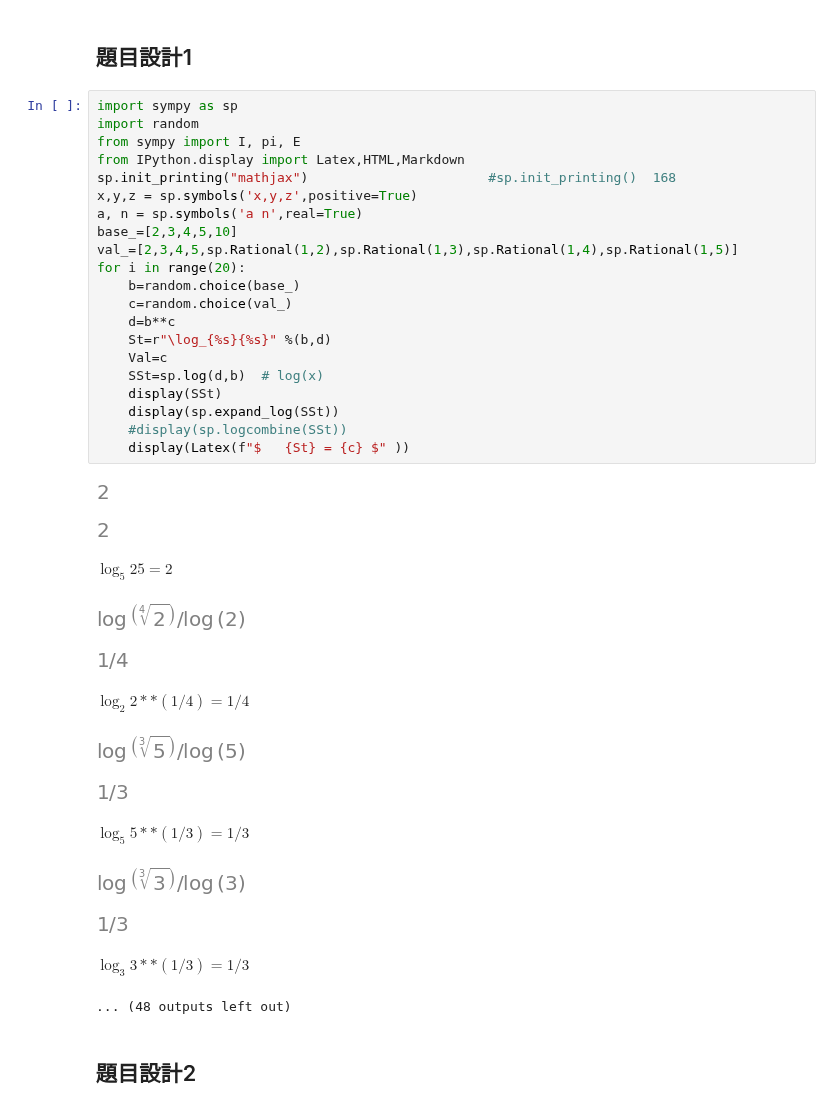
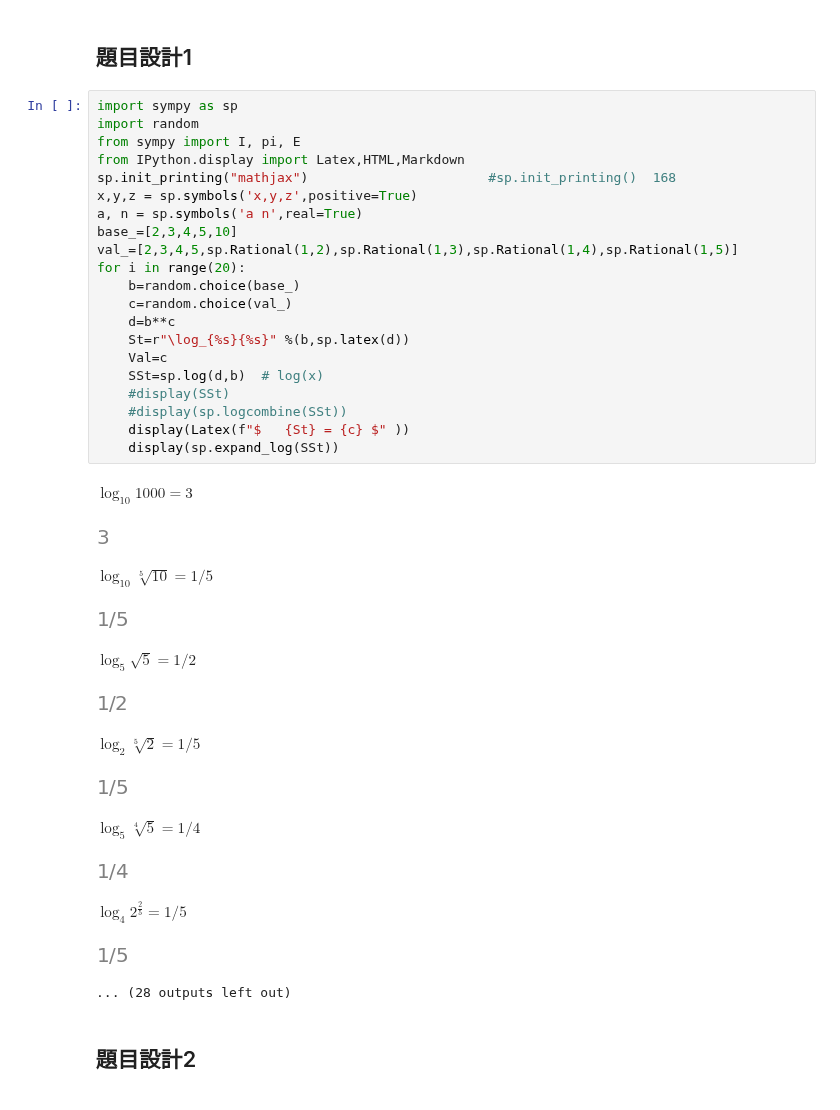
Before and after one commit to eddylin2015/mathsym, a Jupyter notebook: PF404對數運算基礎.ipynb, the cells around one changed output. Drawn from its saved outputs; the diff is of its cells as text.

```diff
--- a/PF404對數運算基礎.ipynb
+++ b/PF404對數運算基礎.ipynb
@@ -145,37 +145,37 @@ $\log_{10} (\frac{L1}{L6})=\frac{−5}{−2.5}=2$
 # %%
 import sympy as sp
 import random
 from sympy import I, pi, E
 from IPython.display import Latex,HTML,Markdown
 sp.init_printing("mathjax")                       #sp.init_printing()  168
 x,y,z = sp.symbols('x,y,z',positive=True)
 a, n = sp.symbols('a n',real=True)
 base_=[2,3,4,5,10]
 val_=[2,3,4,5,sp.Rational(1,2),sp.Rational(1,3),sp.Rational(1,4),sp.Rational(1,5)]
 for i in range(20):
     b=random.choice(base_)
     c=random.choice(val_)
     d=b**c
-    St=r"\log_{%s}{%s}" %(b,d)
+    St=r"\log_{%s}{%s}" %(b,sp.latex(d))
     Val=c
     SSt=sp.log(d,b)  # log(x)
-    display(SSt)
-    display(sp.expand_log(SSt))
+    #display(SSt)
     #display(sp.logcombine(SSt))
     display(Latex(f"$   {St} = {c} $" ))
+    display(sp.expand_log(SSt))
 # %% [output]
+$   \log_{10}{1000} = 3 $
-[figure, old version]
+[figure, new version]
+$   \log_{10}{\sqrt[5]{10}} = 1/5 $
-[figure, old version]
+[figure, new version]
-$   \log_{5}{25} = 2 $
+$   \log_{5}{\sqrt{5}} = 1/2 $
-[figure, old version]
+[figure, new version]
+$   \log_{2}{\sqrt[5]{2}} = 1/5 $
 [figure]
-$   \log_{2}{2**(1/4)} = 1/4 $
+$   \log_{5}{\sqrt[4]{5}} = 1/4 $
-[figure, old version]
+[figure, new version]
+$   \log_{4}{2^{\frac{2}{5}}} = 1/5 $
 [figure]
-$   \log_{5}{5**(1/3)} = 1/3 $
-[figure, removed]
-[figure, removed]
-$   \log_{3}{3**(1/3)} = 1/3 $
-... (48 outputs left out)
+... (28 outputs left out)
 # %% [markdown]
 ## 題目設計2
```
Also changed, not shown: parts of 1 cell of this notebook.
